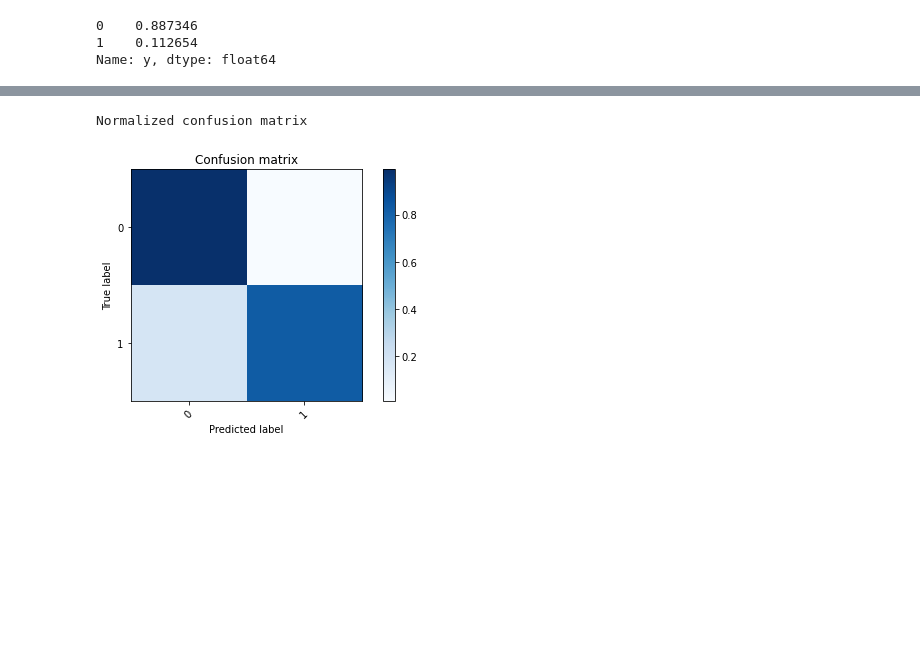
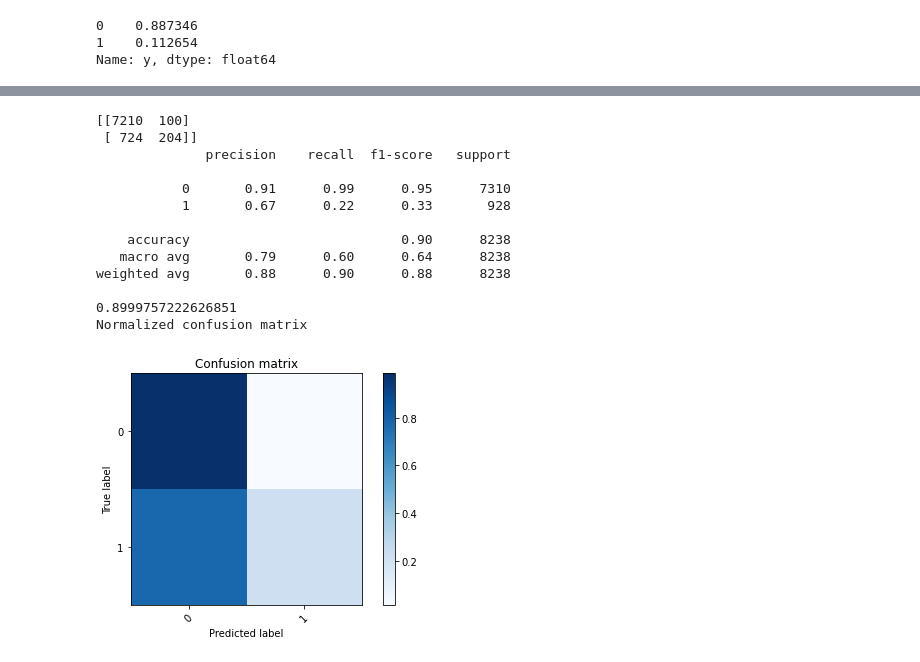
Before and after one commit to EzhilSaha/CE888, a Jupyter notebook: Lab_3/bank_classification.ipynb, the cells around one changed output, grey strips where cells are left out. Cells and saved outputs as stored; diff of their text form; code cells hidden in the pictures; blank space fills up the shorter version.

```diff
--- a/Lab_3/bank_classification.ipynb
+++ b/Lab_3/bank_classification.ipynb
@@ -132,3 +104,6 @@ Index(['age', 'job', 'marital', 'education', 'default', 'housing', 'loan',
 # %%
+X = X_df
+y = y_df
 
-X_train, X_test, y_train, y_test = train_test_split(X, y, test_size=0.20, random_state=50)
+X_train, X_test, y_train, y_test = train_test_split(X, y, test_size=0.20, random_state=50, stratify=y)
+display('check the shape of splitted train and test sets', X_train.shape, y_train.shape, X_test.shape, y_test.shape)
@@ -208,0 +155,19 @@ RandomForestClassifier(bootstrap=True, ccp_alpha=0.0, class_weight=None,
+# %%
+# clf = RandomForestClassifier(n_estimators=100,max_features='auto', random_state=60,max_depth=6)
+# quiz:
+# clf = RandomForestClassifier(n_estimators=300, max_features='auto', random_state=50,max_depth=6)
+# quiz :
+# clf = RandomForestClassifier(n_estimators=1000, max_features='auto', random_state=60,max_depth=10)
+# quiz
+# clf = RandomForestClassifier(n_estimators=150, max_features='auto', random_state=50,max_depth=6)
+# quiz
+clf = RandomForestClassifier(n_estimators=400, max_features='auto', random_state=60,max_depth=6)
+# clf = RandomForestClassifier(n_estimators=750, max_features='auto', random_state=60,max_depth=6)
+# clf = RandomForestClassifier(n_estimators=250, max_features='auto', random_state=50,max_depth=6)
+scores = cross_val_score(clf, X_train, y_train, cv=10, scoring = make_scorer(f1_score))
+print(scores.mean())
+print(scores)
+clf.fit(X_train, y_train)
+from sklearn import metrics
+y_pred = clf.predict(X)
+print('f1_score:', metrics.f1_score(y, y_pred))
@@ -279,16 +248,34 @@ def plot_confusion_matrix(conf_mat, classes,
 # %%
 
 # Compute confusion matrix
-y_pred = clf.predict(X)
-cnf_matrix = confusion_matrix(y, y_pred)
+from sklearn.ensemble import RandomForestClassifier
+
+clf = RandomForestClassifier(n_estimators=1000, random_state=60,max_depth=8)
+clf.fit(X_train, y_train)
+y_pred = clf.predict(X_test)
+cnf_matrix = confusion_matrix(y_test, y_pred)
 np.set_printoptions(precision=2)
-
+print(confusion_matrix(y_test,y_pred))
+print(metrics.classification_report(y_test,y_pred))
+print(metrics.accuracy_score(y_test, y_pred))
 # Plot non-normalized confusion matrix
 plt.figure()
 plot_confusion_matrix(cnf_matrix, classes=range(len(set(y))), normalize=True,
                       title='Confusion matrix')
 
 #plt.savefig("confusion.pdf", bbox_inches='tight')
 # %% [output]
+[[7210  100]
+ [ 724  204]]
+              precision    recall  f1-score   support
+
+           0       0.91      0.99      0.95      7310
+           1       0.67      0.22      0.33       928
+
+    accuracy                           0.90      8238
+   macro avg       0.79      0.60      0.64      8238
+weighted avg       0.88      0.90      0.88      8238
+
+0.8999757222626851
 Normalized confusion matrix
-[figure, old version]
+[figure, new version]
```
Also changed, not shown: parts of 10 cells of this notebook.
